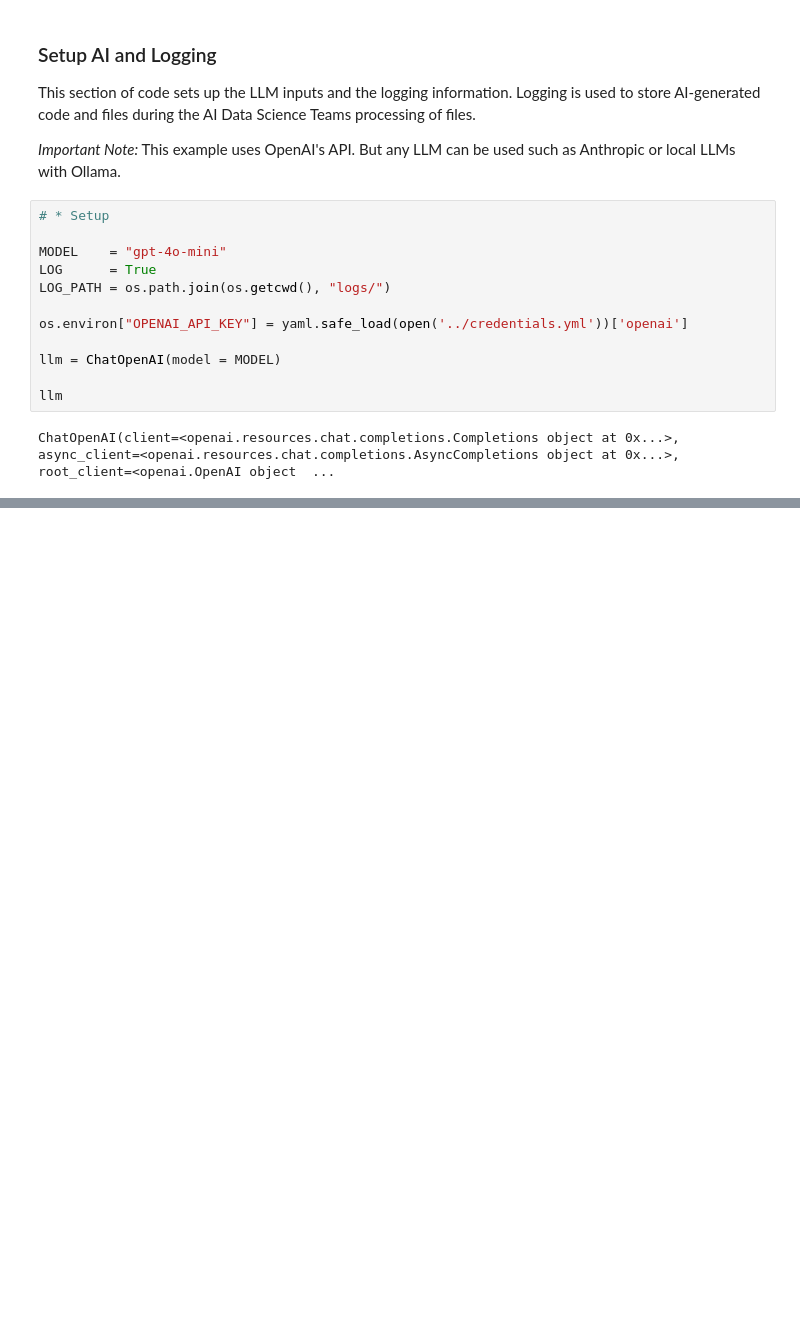
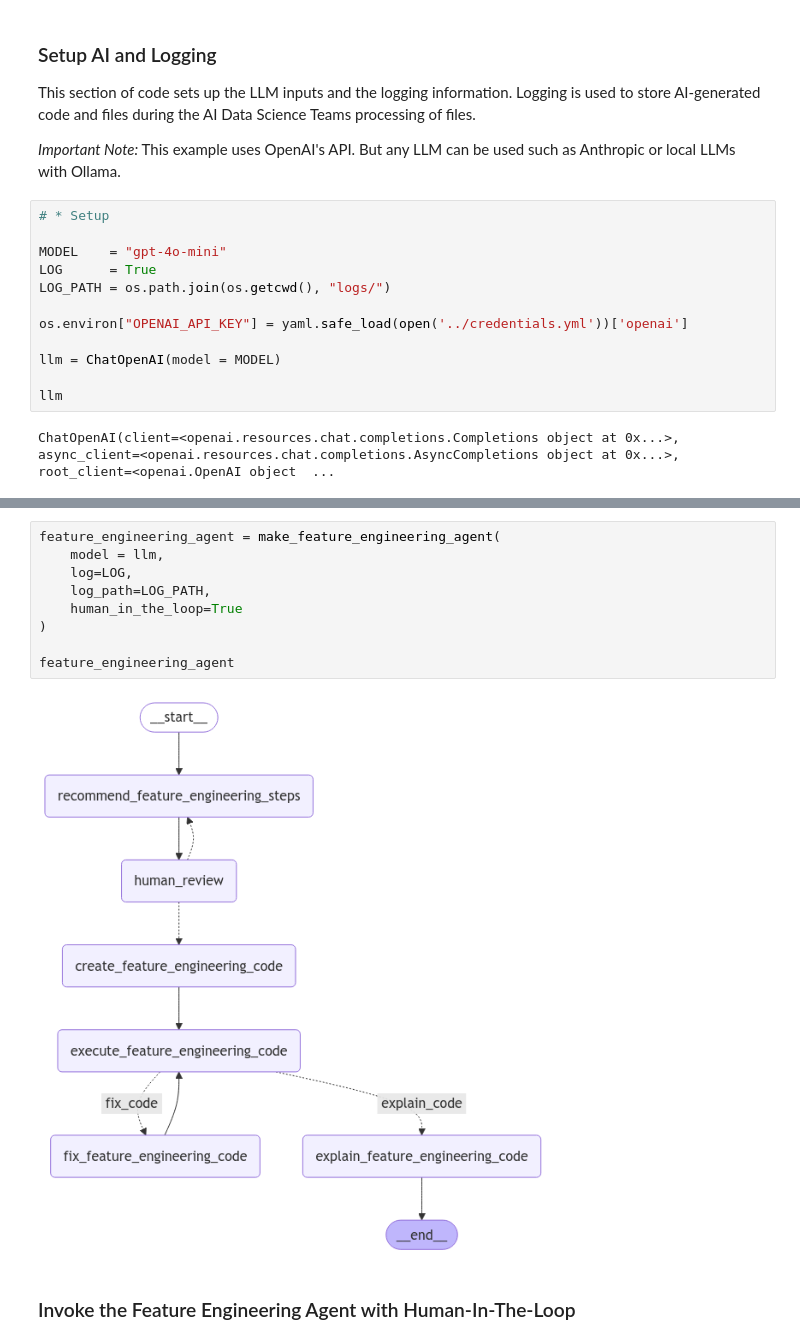
Before and after one commit to szl0144/stock-data-analysis-agent, a Jupyter notebook: examples/human_in_the_loop.ipynb, the cells around one changed output, grey strips where cells are left out. Drawn from its saved outputs; the diff is of its cells as text; blank space fills up the shorter version.

Commit message:
update example: human in the loop

```diff
--- a/examples/human_in_the_loop.ipynb
+++ b/examples/human_in_the_loop.ipynb
@@ -52,0 +82,13 @@ ChatOpenAI(client=<openai.resources.chat.completions.Completions object at 0x...
+# %%
+feature_engineering_agent = make_feature_engineering_agent(
+    model = llm,
+    log=LOG,
+    log_path=LOG_PATH,
+    human_in_the_loop=True
+)
+
+feature_engineering_agent
+# %% [output]
+[figure, added]
+# %% [markdown]
+### Invoke the Feature Engineering Agent with Human-In-The-Loop
```
Also changed, not shown: parts of 15 cells of this notebook.
